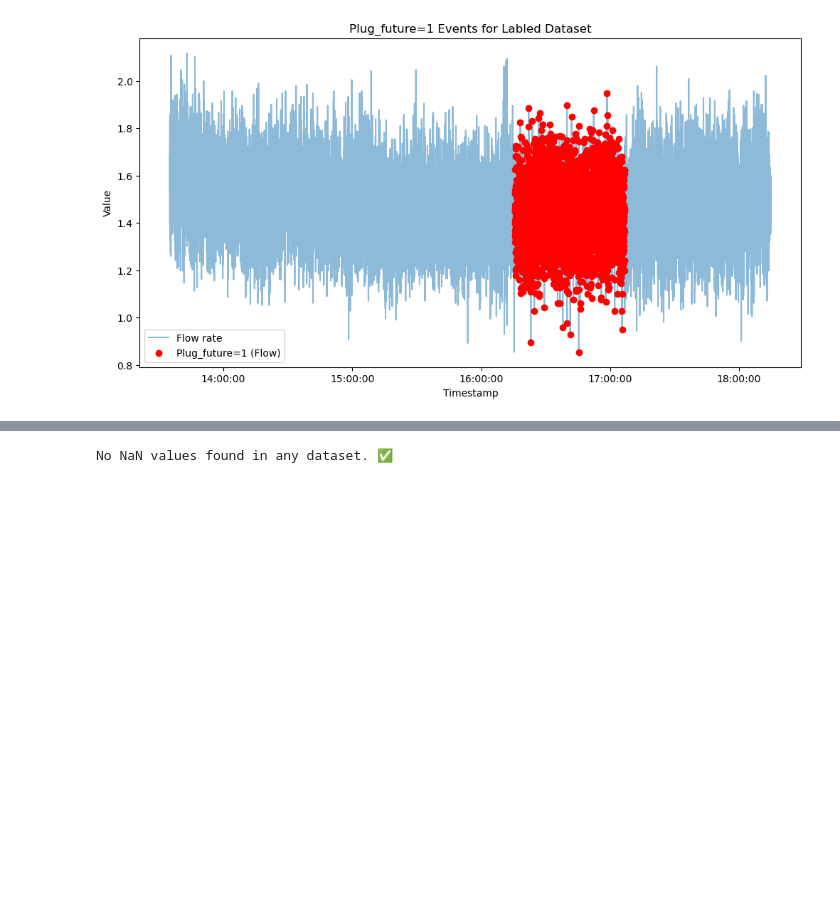
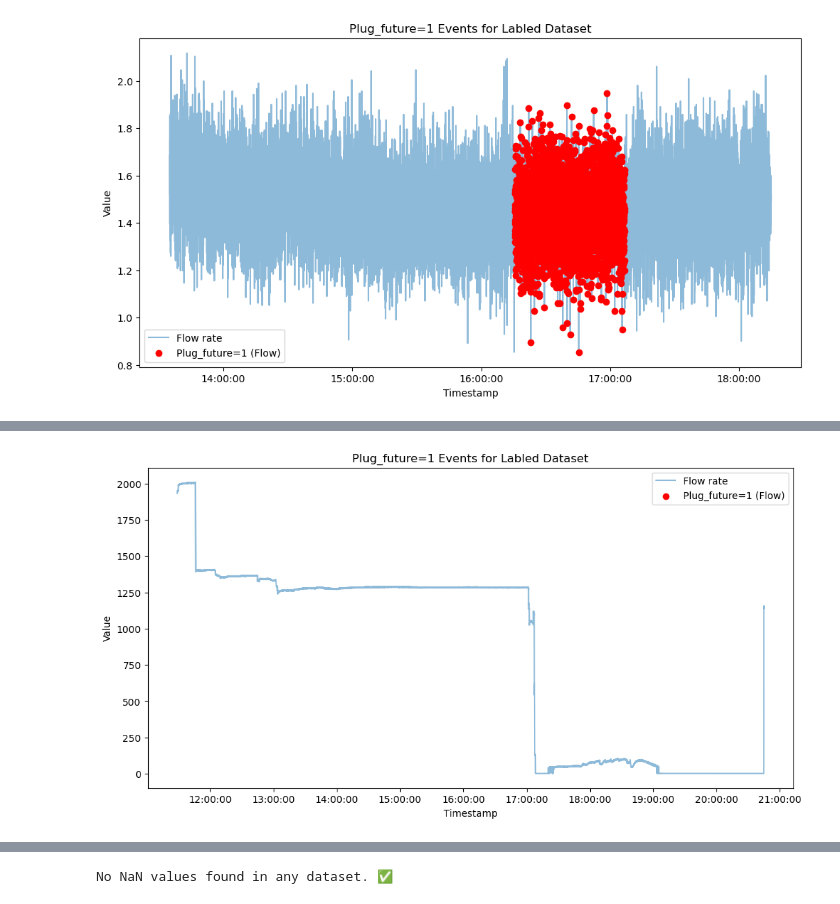
Before and after one commit to KaroGil/master_plug_prediction, a Jupyter notebook: notebooks/label_data.ipynb, the cells around one changed output, grey strips where cells are left out. Cells and saved outputs as stored; diff of their text form; code cells hidden in the pictures; blank space fills up the shorter version.

```diff
--- a/notebooks/label_data.ipynb
+++ b/notebooks/label_data.ipynb
@@ -463,0 +704,4 @@ dv.visualize_plug_event(dataset12, anomalies=True, plug_column="Plug_future", na
+# %%
+dv.visualize_plug_event(dataset14, plug_column="Plug_future", name="Labled Dataset")
+# %% [output]
+[figure, added]
```
Also changed, not shown: parts of 100 cells of this notebook, 30 other files.
